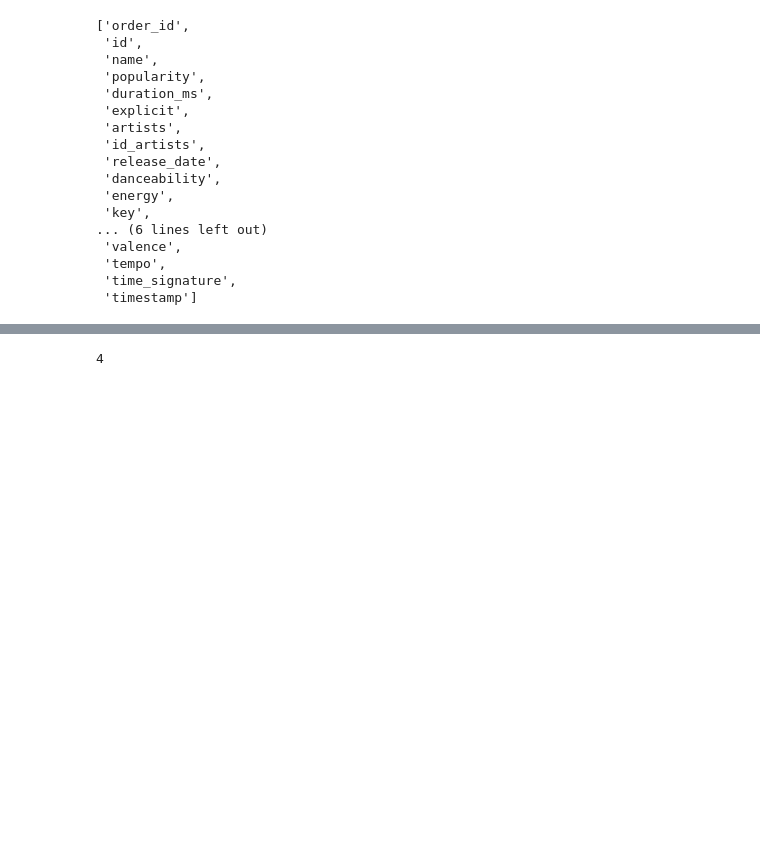
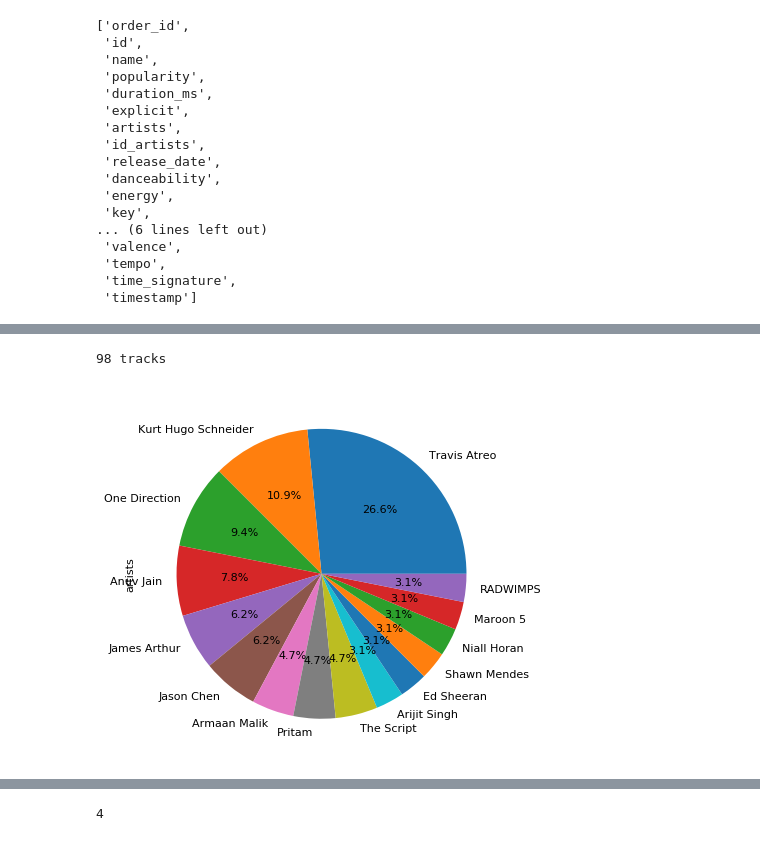
Before and after one commit to Siddharth1698/Personalized-content-based-music-recomendation-system-using-Spotify-API, a Jupyter notebook: STREAM_WORK.ipynb, the cells around one changed output, grey strips where cells are left out. Drawn from its saved outputs; the diff is of its cells as text; code cells hidden in the pictures; blank space fills up the shorter version.

Commit message:
Visualization using Streamlit

```diff
--- a/STREAM_WORK.ipynb
+++ b/STREAM_WORK.ipynb
@@ -255,0 +278,7 @@ df = df.sort(df.release_date.desc())
+# %%
+from spotify_api import getSong
+song_data = getSong.passs()
+add_df = song_data.head(1)
+# %% [output]
+98 tracks
+[figure, added]
```
Also changed, not shown: parts of 37 cells of this notebook, 2 other files.
